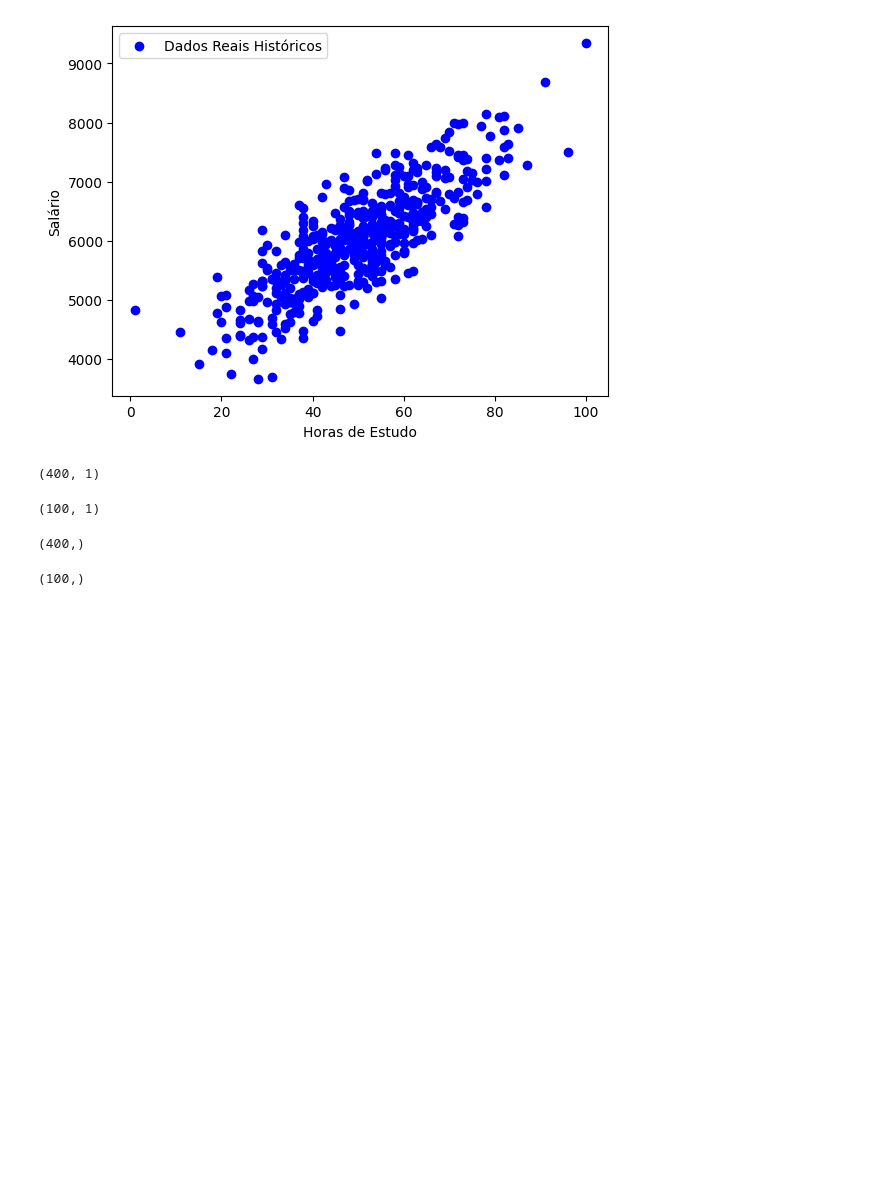
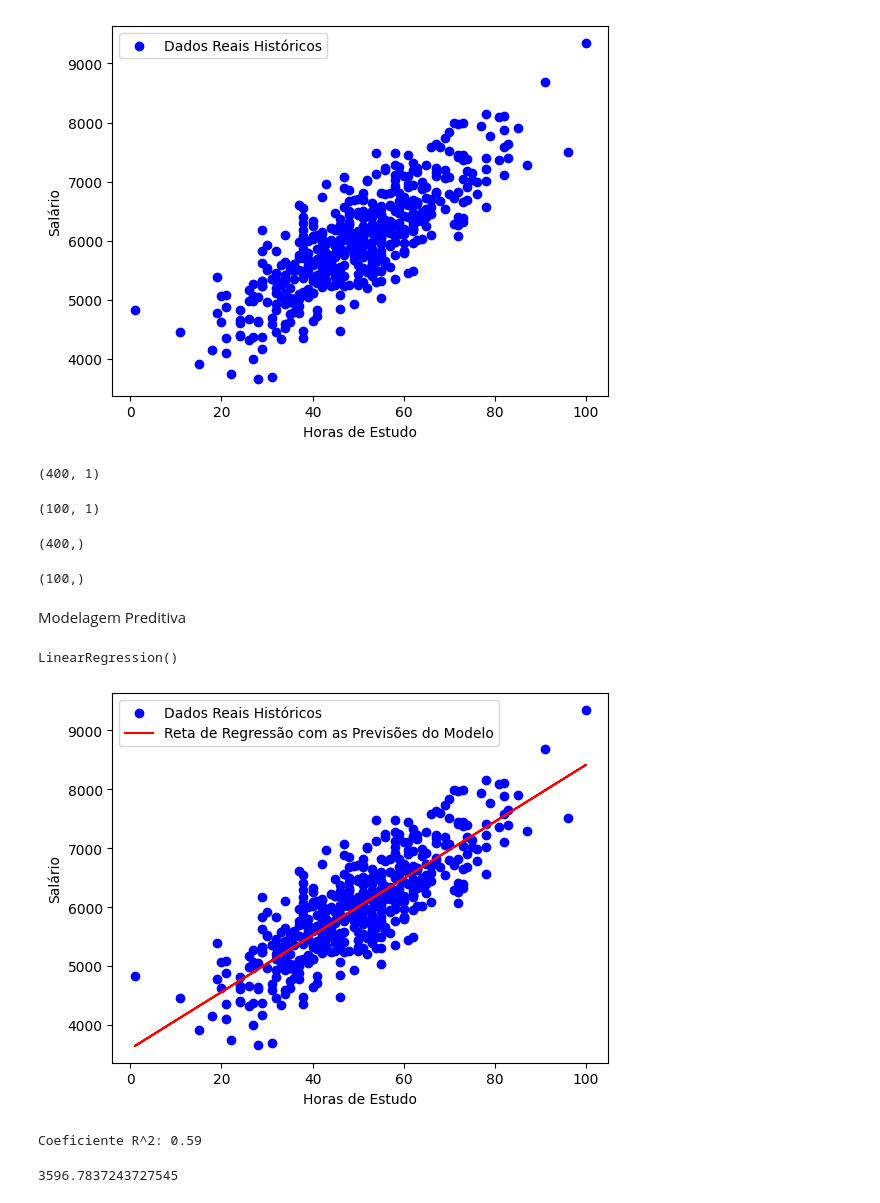
Before and after one commit to mateushlsilva/scikit-learn-aula, a Jupyter notebook: scikit-learn.ipynb, the cells around one changed output. Cells and saved outputs as stored; diff of their text form; code cells hidden in the pictures; blank space fills up the shorter version.

Commit message:
Treinando modelo

```diff
--- a/scikit-learn.ipynb
+++ b/scikit-learn.ipynb
@@ -121,3 +121,29 @@ y_treino.shape
 y_teste.shape
 # %% [output]
 (100,)
+# %% [markdown]
+Modelagem Preditiva
+# %%
+modelo = LinearRegression()
+# %%
+modelo.fit(X_treino, y_treino)
+# %% [output]
+LinearRegression()
+# %%
+plt.scatter(X, y, color= "blue", label="Dados Reais Históricos")
+plt.plot(X, modelo.predict(X), color = "red", label="Reta de Regressão com as Previsões do Modelo")
+plt.xlabel("Horas de Estudo")
+plt.ylabel("Salário")
+plt.legend()
+plt.show()
+# %% [output]
+[figure, added]
+# %%
+score = modelo.score(X_teste, y_teste)
+print(f'Coeficiente R^2: {score:.2f}')
+# %% [output]
+Coeficiente R^2: 0.59
+# %%
+modelo.intercept_
+# %% [output]
+3596.7837243727545
```
